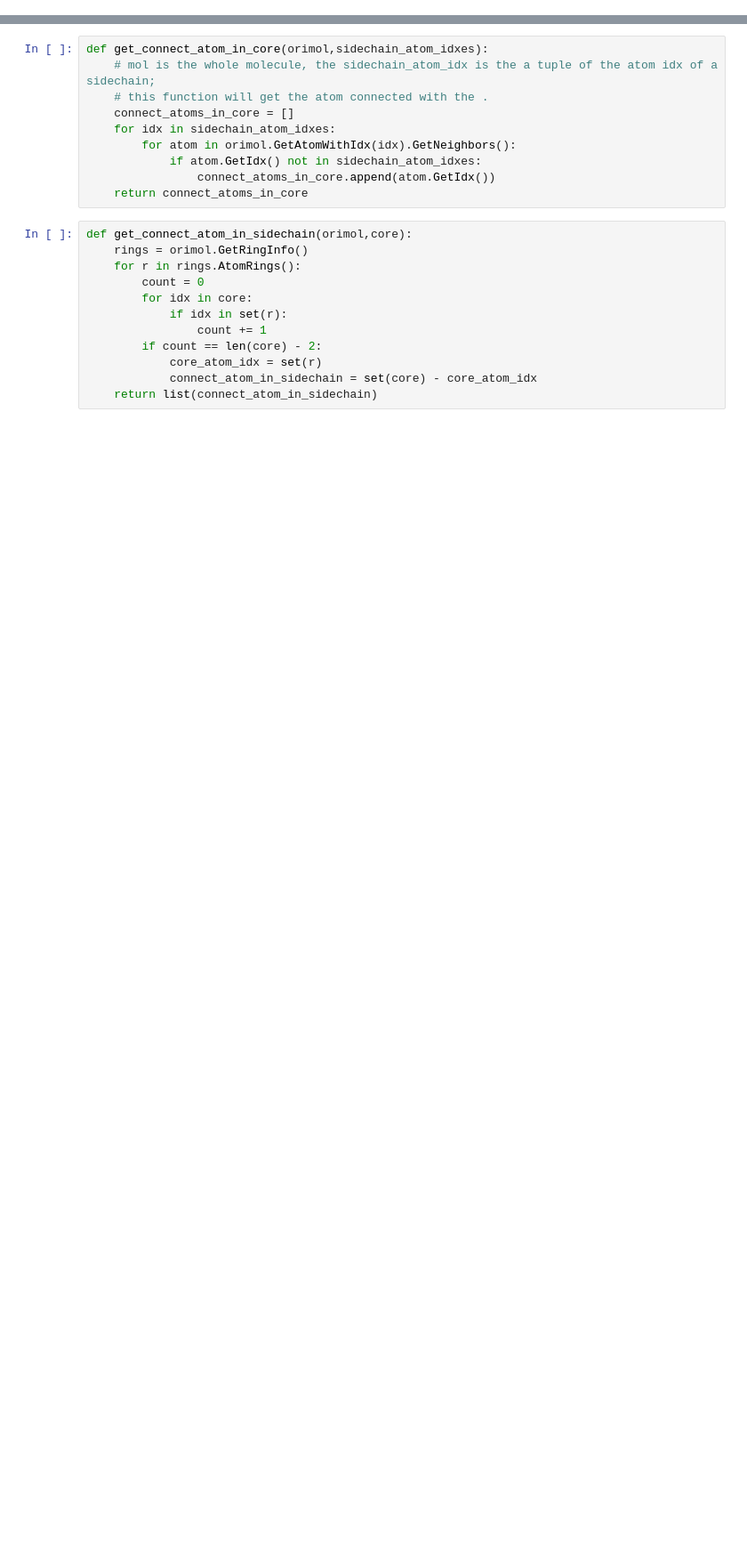
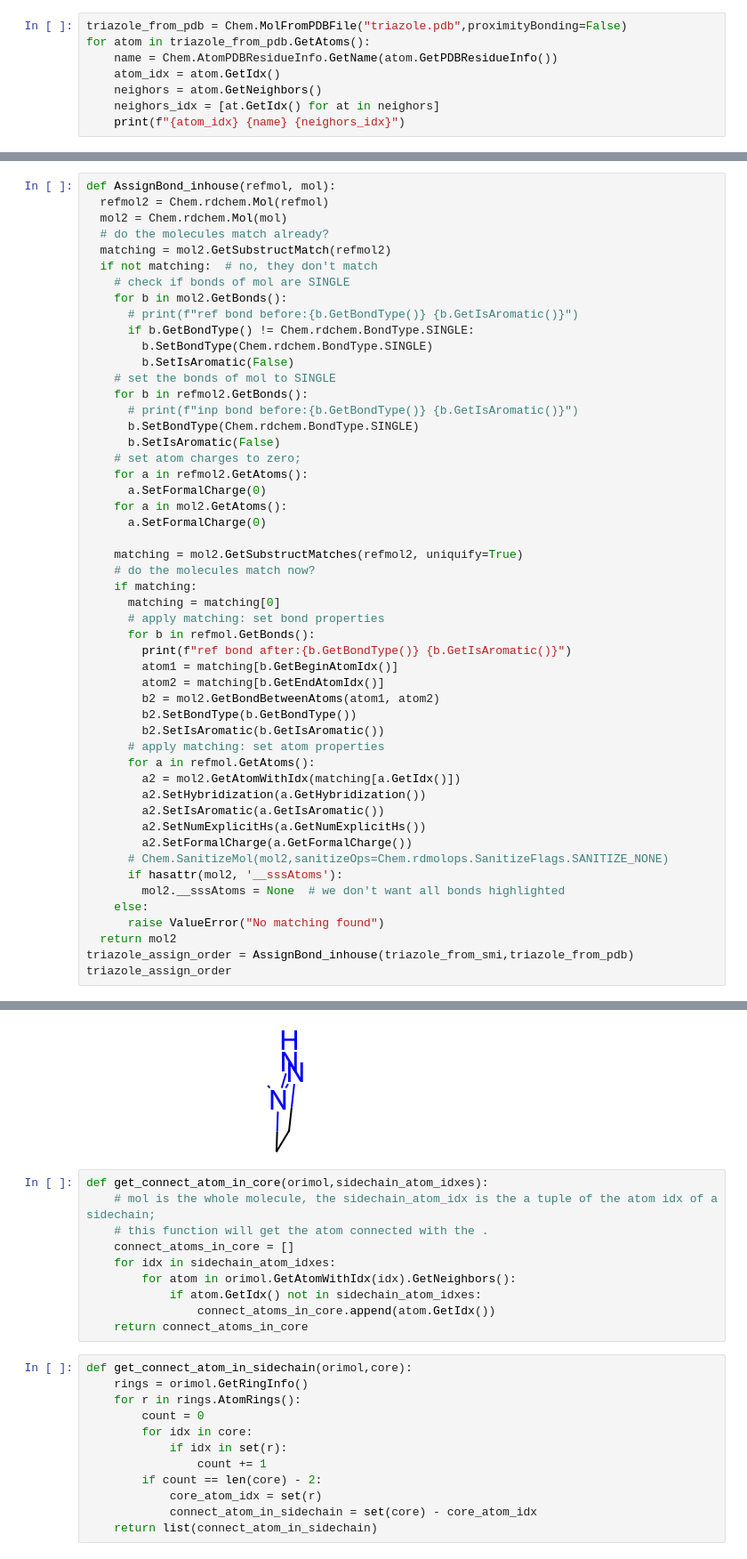
Before and after one commit to jgxs/bridge_ring_dataset, a Jupyter notebook: Bridged_ring/PDB_rings/PHE2BCH_pairs/scripts/phe2bch.ipynb, the cells around one changed output, grey strips where cells are left out. Shown: that part at 89% size. Saved outputs shown, nothing was run; the diff lists cells and outputs as text; blank space fills up the shorter version.

```diff
--- a/Bridged_ring/PDB_rings/PHE2BCH_pairs/scripts/phe2bch.ipynb
+++ b/Bridged_ring/PDB_rings/PHE2BCH_pairs/scripts/phe2bch.ipynb
@@ -124,0 +208,8 @@ ligwithH
+# %%
+triazole_from_pdb = Chem.MolFromPDBFile("triazole.pdb",proximityBonding=False)
+for atom in triazole_from_pdb.GetAtoms():
+    name = Chem.AtomPDBResidueInfo.GetName(atom.GetPDBResidueInfo())
+    atom_idx = atom.GetIdx()
+    neighors = atom.GetNeighbors()
+    neighors_idx = [at.GetIdx() for at in neighors]
+    print(f"{atom_idx} {name} {neighors_idx}")
@@ -124,0 +223,52 @@ ligwithH
+# %%
+def AssignBond_inhouse(refmol, mol):
+  refmol2 = Chem.rdchem.Mol(refmol)
+  mol2 = Chem.rdchem.Mol(mol)
+  # do the molecules match already?
+  matching = mol2.GetSubstructMatch(refmol2)
+  if not matching:  # no, they don't match
+    # check if bonds of mol are SINGLE
+    for b in mol2.GetBonds():
+      # print(f"ref bond before:{b.GetBondType()} {b.GetIsAromatic()}")
+      if b.GetBondType() != Chem.rdchem.BondType.SINGLE:
+        b.SetBondType(Chem.rdchem.BondType.SINGLE)
+        b.SetIsAromatic(False)
+    # set the bonds of mol to SINGLE
+    for b in refmol2.GetBonds():
+      # print(f"inp bond before:{b.GetBondType()} {b.GetIsAromatic()}")
+      b.SetBondType(Chem.rdchem.BondType.SINGLE)
+      b.SetIsAromatic(False)
+    # set atom charges to zero;
+    for a in refmol2.GetAtoms():
+      a.SetFormalCharge(0)
+    for a in mol2.GetAtoms():
+      a.SetFormalCharge(0)
+
+    matching = mol2.GetSubstructMatches(refmol2, uniquify=True)
+    # do the molecules match now?
+    if matching:
+      matching = matching[0]
+      # apply matching: set bond properties
+      for b in refmol.GetBonds():
+        print(f"ref bond after:{b.GetBondType()} {b.GetIsAromatic()}")
+        atom1 = matching[b.GetBeginAtomIdx()]
+        atom2 = matching[b.GetEndAtomIdx()]
+        b2 = mol2.GetBondBetweenAtoms(atom1, atom2)
+        b2.SetBondType(b.GetBondType())
+        b2.SetIsAromatic(b.GetIsAromatic())
+      # apply matching: set atom properties
+      for a in refmol.GetAtoms():
+        a2 = mol2.GetAtomWithIdx(matching[a.GetIdx()])
+        a2.SetHybridization(a.GetHybridization())
+        a2.SetIsAromatic(a.GetIsAromatic())
+        a2.SetNumExplicitHs(a.GetNumExplicitHs())
+        a2.SetFormalCharge(a.GetFormalCharge())
+      # Chem.SanitizeMol(mol2,sanitizeOps=Chem.rdmolops.SanitizeFlags.SANITIZE_NONE)
+      if hasattr(mol2, '__sssAtoms'):
+        mol2.__sssAtoms = None  # we don't want all bonds highlighted
+    else:
+      raise ValueError("No matching found")
+  return mol2
+triazole_assign_order = AssignBond_inhouse(triazole_from_smi,triazole_from_pdb)
+triazole_assign_order
+# %% [output]
@@ -125,3 +281,4 @@ ligwithH
+[figure, added]
 # %%
 def get_connect_atom_in_core(orimol,sidechain_atom_idxes):
     # mol is the whole molecule, the sidechain_atom_idx is the a tuple of the atom idx of a sidechain;
```
Also changed, not shown: parts of 12 cells of this notebook, 5 other files.
